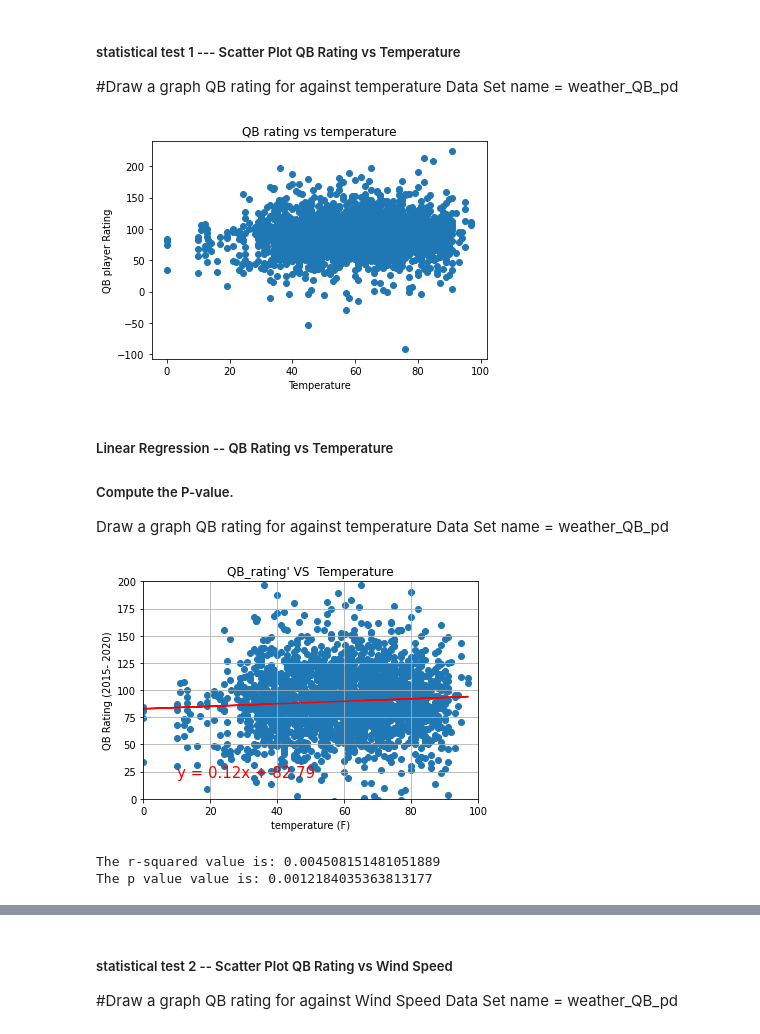
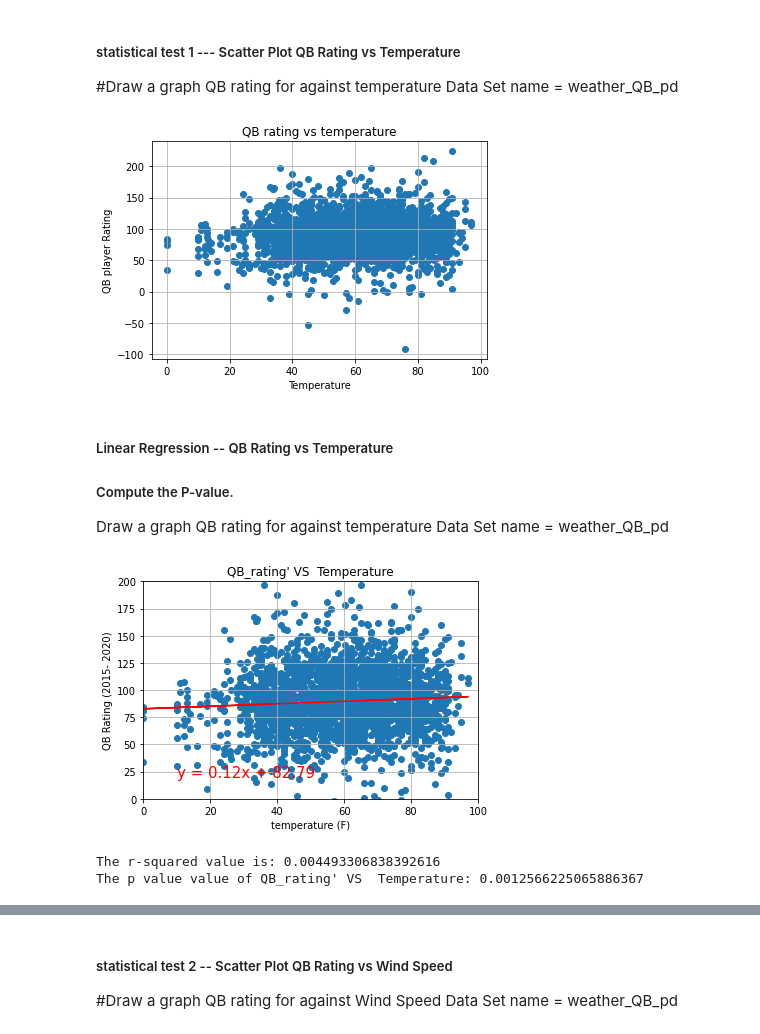
Before and after one commit to nblaul/Project-1, a Jupyter notebook: Project1-graph-3.ipynb, the cells around one changed output, grey strips where cells are left out. Cells and saved outputs as stored; diff of their text form; code cells hidden in the pictures.

```diff
--- a/Project1-graph-3.ipynb
+++ b/Project1-graph-3.ipynb
@@ -200,3 +200,5 @@ plt.bar(QB_R_weather_con_3["conditions"], QB_R_weather_con_3["QB Rating"], color
+# %%
+weather_QB_pd.dropna(inplace=True)
 # %% [markdown]
 #### Identify the appropriate statistical test
 # %% [markdown]
@@ -206,11 +208,12 @@ Data Set name = weather_QB_pd
 # %%
 plt.title("QB rating vs temperature")
 plt.xlabel("Temperature")
 plt.ylabel("QB player Rating")
 plt.scatter(weather_QB_pd["temperature"], weather_QB_pd["QB Rating"])
+plt.grid(True)
 plt.show()
 # %% [output]
-[figure, old version]
+[figure, new version]
 # %% [markdown]
 ##### Linear Regression -- QB Rating vs Temperature
 ##### Compute the P-value.
@@ -234,11 +237,11 @@ plt.ylim(0,200)
 plt.grid(True)
 plt.show()
 print(f"The r-squared value is: {rvalue**2}")
-print(f"The p value value is: {pvalue}")
+print(f"The p value value of QB_rating' VS  Temperature: {pvalue}")
 # %% [output]
 [figure]
-The r-squared value is: 0.004508151481051889
-The p value value is: 0.0012184035363813177
+The r-squared value is: 0.004493306838392616
+The p value value of QB_rating' VS  Temperature: 0.0012566225065886367
 # %% [markdown]
 
 ##### Determine the acceptable significance value
```
Also changed, not shown: parts of 8 cells of this notebook.
